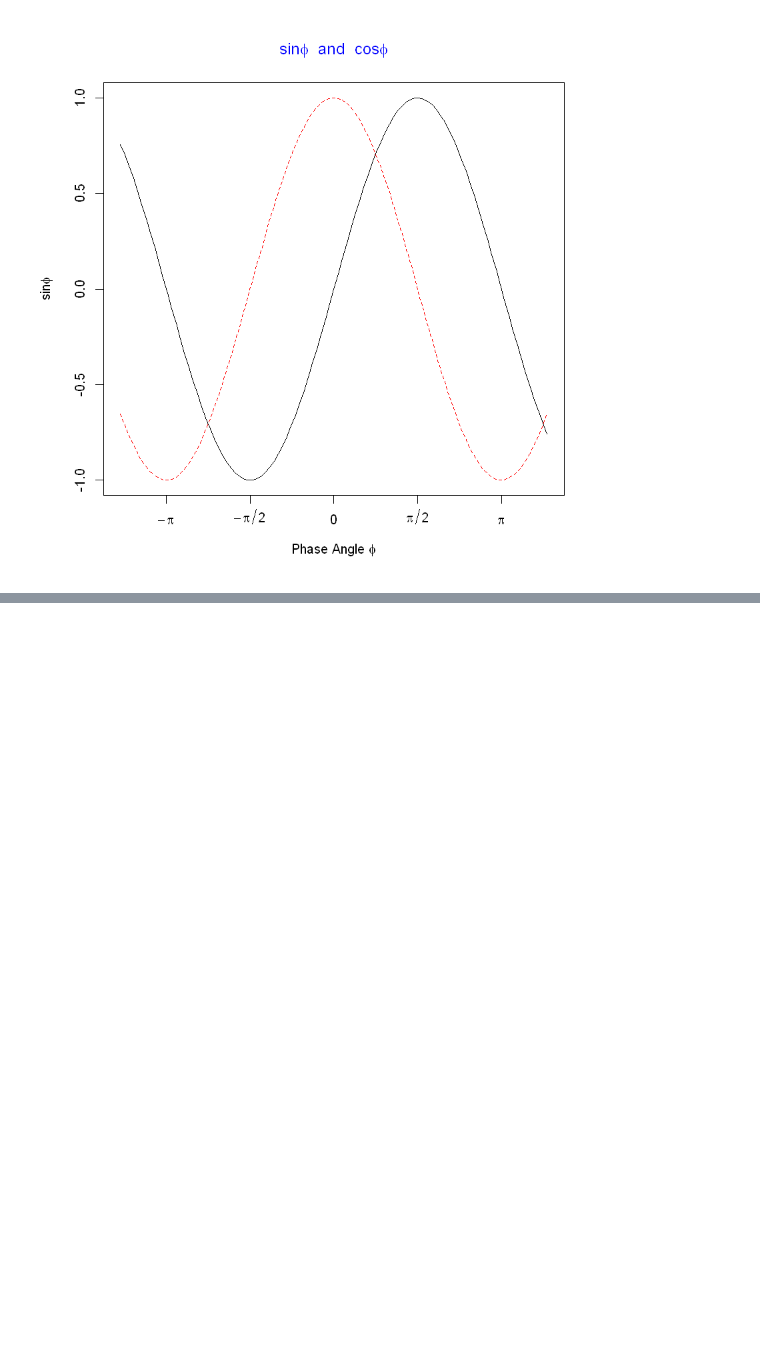
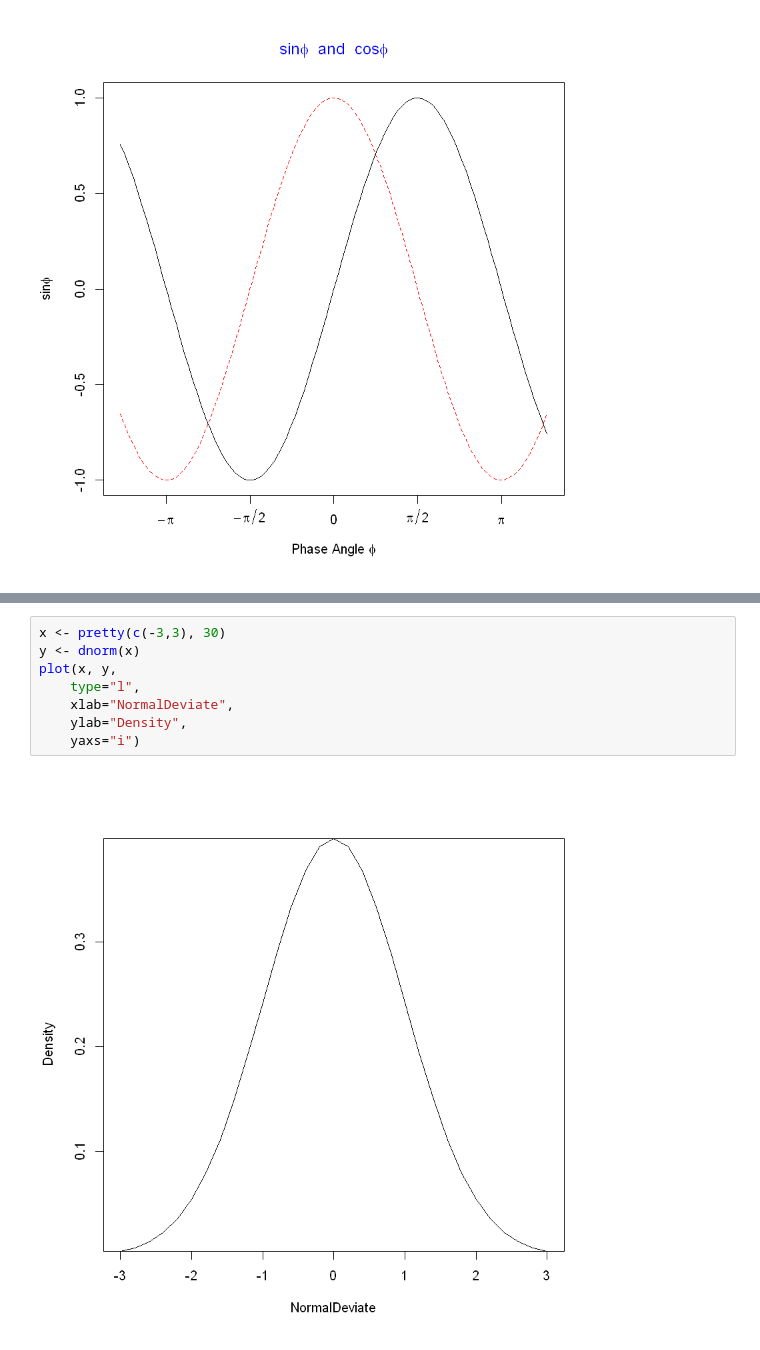
Before and after one commit to THUzhangga/R_notebook, a Jupyter notebook: R_notebook.ipynb, the cells around one changed output, grey strips where cells are left out. Drawn from its saved outputs; the diff is of its cells as text; blank space fills up the shorter version.

```diff
--- a/R_notebook.ipynb
+++ b/R_notebook.ipynb
@@ -448,0 +858,10 @@ axis(1, at = c(-pi, -pi/2, 0, pi/2, pi),
+# %%
+x <- pretty(c(-3,3), 30)
+y <- dnorm(x)
+plot(x, y,
+    type="l",
+    xlab="NormalDeviate",
+    ylab="Density",
+    yaxs="i")
+# %% [output]
+[figure, added]
```
Also changed, not shown: parts of 78 cells of this notebook, 3 other files.
